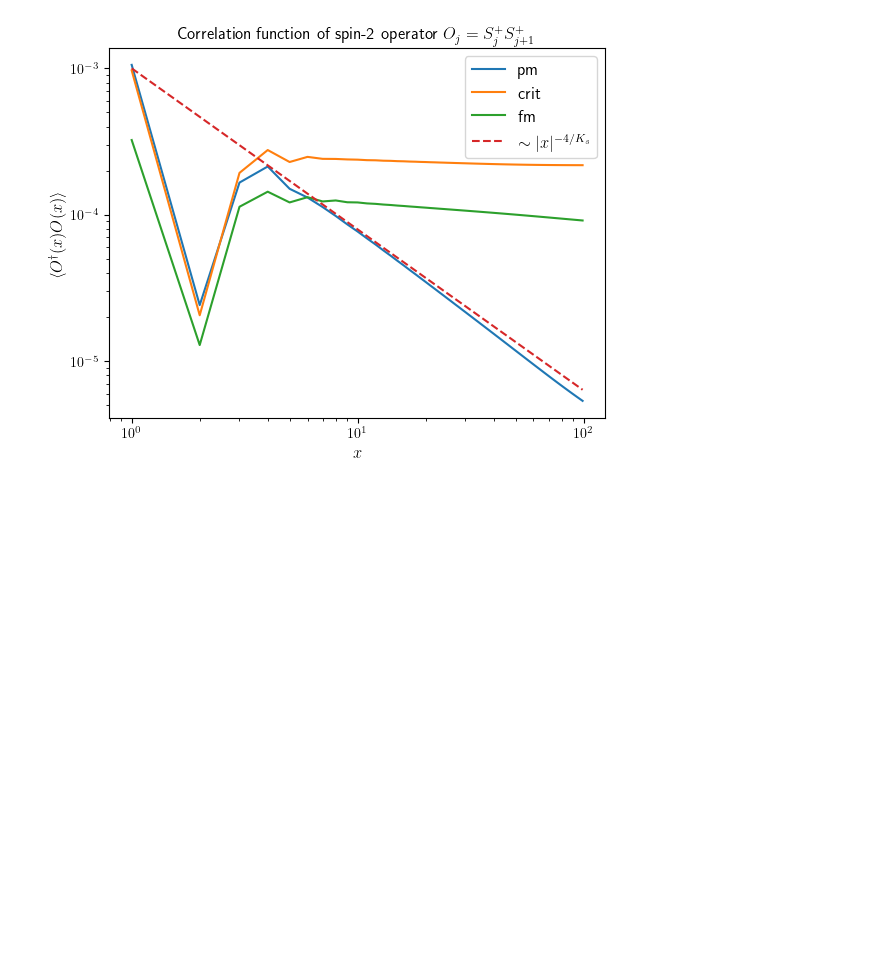
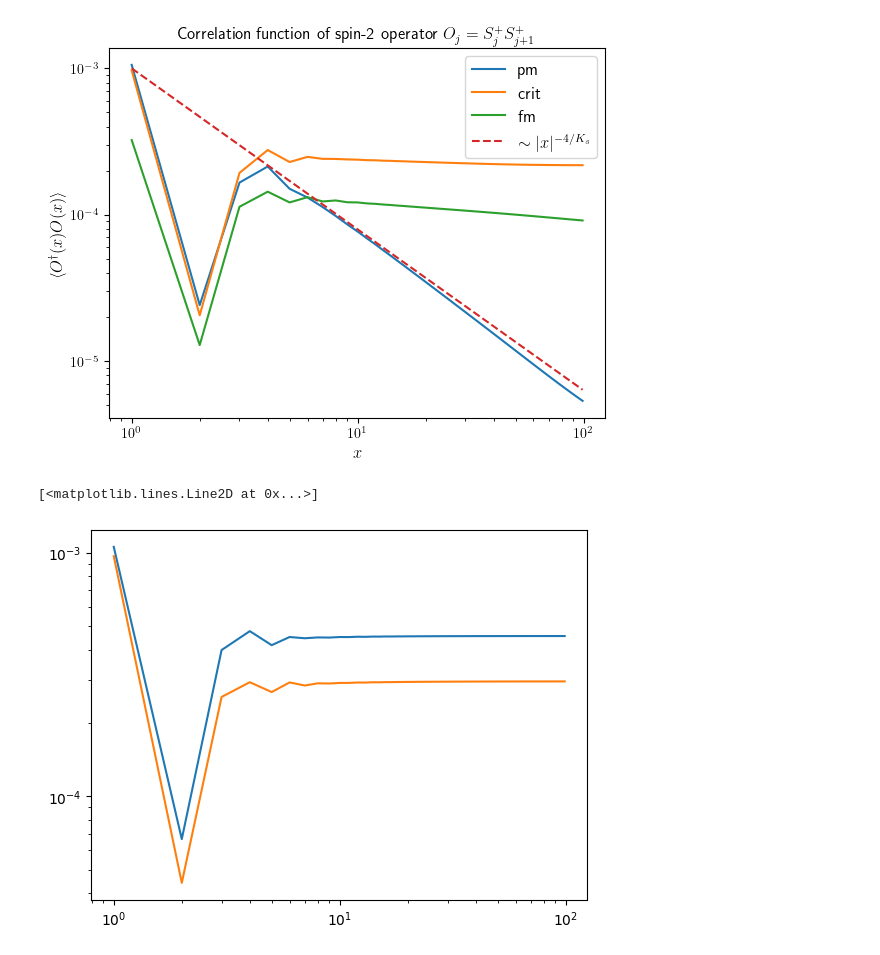
Before and after one commit to aravindhshankar/Spin1LongRangeOrder.jl, a Jupyter notebook: python/notebooks/chi800magzfromdata.ipynb, the cells around one changed output. Saved outputs shown, nothing was run; the diff lists cells and outputs as text; code cells hidden in the pictures; blank space fills up the shorter version.

```diff
--- a/python/notebooks/chi800magzfromdata.ipynb
+++ b/python/notebooks/chi800magzfromdata.ipynb
@@ -294,3 +290,13 @@ plt.legend(fontsize=12)
 # %% [output]
 <matplotlib.legend.Legend at 0x...>
 [figure]
+# %%
+xs, corr4ptphi =   op_correlation_idmrg(psipm, i0=0, xs=np.arange(1,100), opA=("Sp", "Sm"), opAdag=("Sm", "Sp"))
+_, corr4ptcritphi = op_correlation_idmrg(psicrit, i0=0, xs=np.arange(1,100), opA=("Sp", "Sm"), opAdag=("Sm", "Sp"))
+# _, corr4ptfm = op_correlation_idmrg(psifm, i0=0, xs=np.arange(1,100))
+# %%
+plt.loglog(xs, np.abs(corr4ptphi), label='pm')
+plt.loglog(xs, np.abs(corr4ptcritphi), label='crit')
+# %% [output]
+[<matplotlib.lines.Line2D at 0x...>]
+[figure, added]
```
Also changed, not shown: parts of 4 cells of this notebook, 1 other file.
